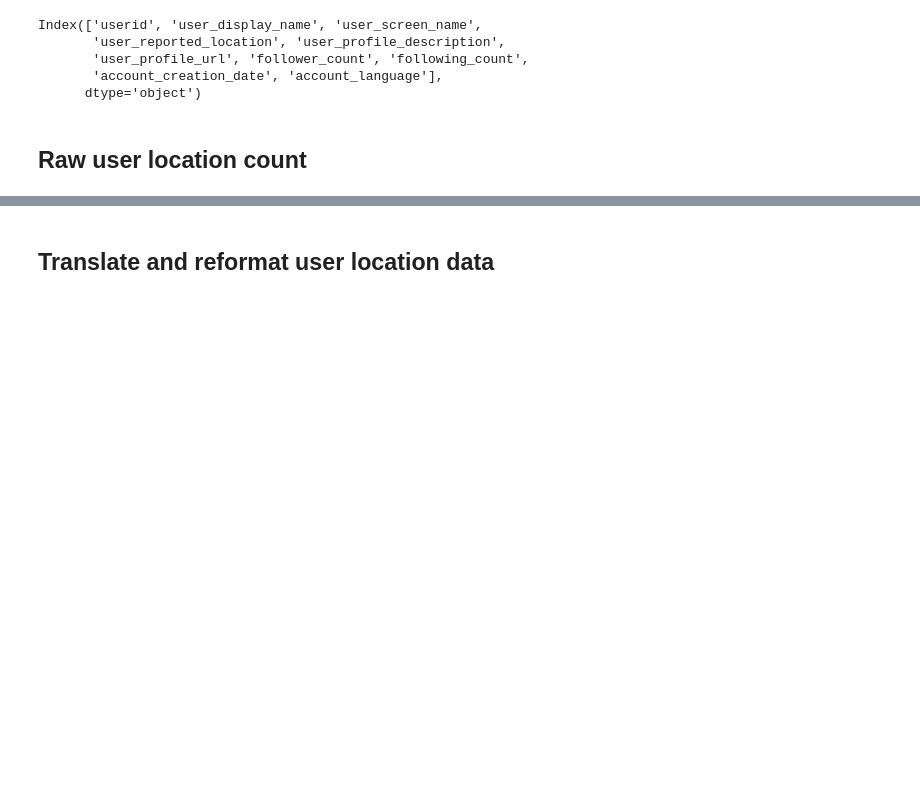
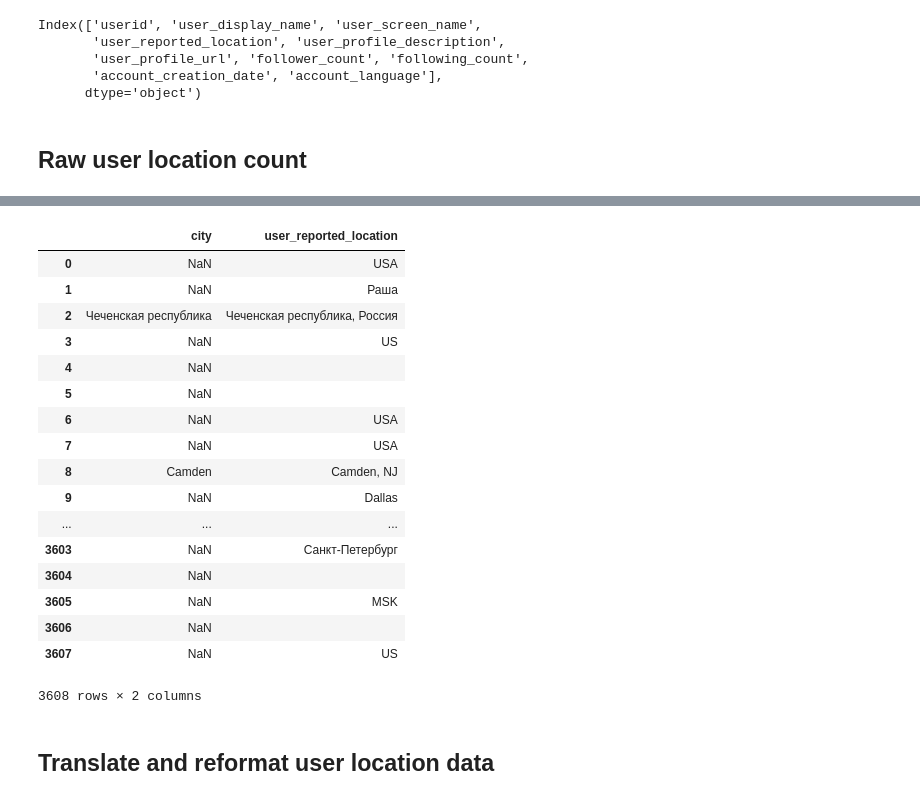
Before and after one commit to ashero0/elections-integrity-analysis, a Jupyter notebook: Frequency Analysis/User_Map.ipynb, the cells around one changed output, grey strips where cells are left out. Saved outputs shown, nothing was run; the diff lists cells and outputs as text; code cells hidden in the pictures; blank space fills up the shorter version.

```diff
--- a/Frequency Analysis/User_Map.ipynb
+++ b/Frequency Analysis/User_Map.ipynb
@@ -80,0 +203,8 @@ pd.crosstab(index=users['user_reported_location'],   columns="count").sort_value
+# %%
+from geotext import GeoText
+for x in users['user_reported_location']:
+    print("Try : ", x)
+    places = GeoText(x)
+    cities.append(str(places.cities))
+    countries.append(str(places.countries))
+    print("GET",places.cities, " and country ", places.countries)
@@ -80,0 +229,7 @@ pd.crosstab(index=users['user_reported_location'],   columns="count").sort_value
+# %%
+from geotext import GeoText
+for x in users['user_reported_location']:
+    print("Try : ", x)
+    if(x):
+        places = geograpy3.get_place_context(text = x)
+        print("GET",places.cities)
@@ -80,0 +254,2 @@ pd.crosstab(index=users['user_reported_location'],   columns="count").sort_value
+# %%
+users['city'] = [str(x).split(',')[0].strip() for x in users['user_reported_location']]
@@ -81,3 +258,26 @@ pd.crosstab(index=users['user_reported_location'],   columns="count").sort_value
+# %%
+users.loc[~users['user_reported_location'].str.contains(',', na=False),'city'] = np.nan
+# %%
+users[['city', 'user_reported_location']]
+# %% [output]
+|  | city | user_reported_location |
+| 0 | NaN | USA |
+| 1 | NaN | Раша |
+| 2 | Чеченская республика | Чеченская республика, Россия |
+| 3 | NaN | US |
+| 4 | NaN |  |
+| 5 | NaN |  |
+| 6 | NaN | USA |
+| 7 | NaN | USA |
+| 8 | Camden | Camden, NJ |
+| 9 | NaN | Dallas |
+| ... | ... | ... |
+| 3603 | NaN | Санкт-Петербург |
+| 3604 | NaN |  |
+| 3605 | NaN | МSK |
+| 3606 | NaN |  |
+| 3607 | NaN | US |
+3608 rows × 2 columns
 # %% [markdown]
 ## Translate and reformat user location data
 # %%
```
Also changed, not shown: parts of 28 cells of this notebook, 14 other files.
